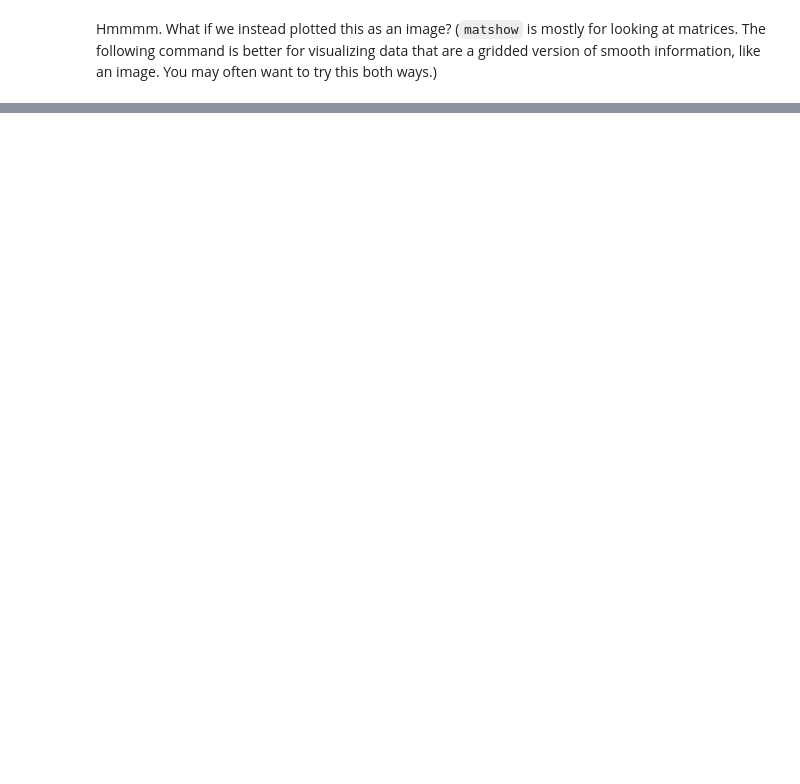
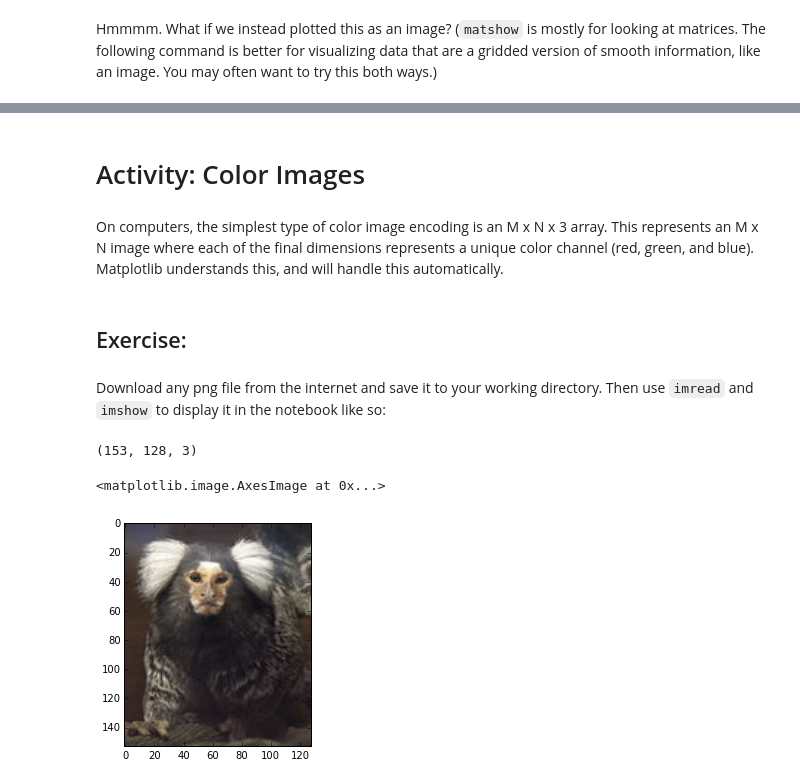
Before and after one commit to jmxpearson/DIBS_materials, a Jupyter notebook: python/Working with Array Data.ipynb, the cells around one changed output, grey strips where cells are left out. Drawn from its saved outputs; the diff is of its cells as text; code cells hidden in the pictures; blank space fills up the shorter version.

```diff
--- a/python/Working with Array Data.ipynb
+++ b/python/Working with Array Data.ipynb
@@ -226,0 +247,16 @@ imgplot = plt.imshow(slc, cmap='gray')  # cmap is for colormap
+# %% [markdown]
+# Activity: Color Images
+# %% [markdown]
+On computers, the simplest type of color image encoding is an M x N x 3 array. This represents an M x N image where each of the final dimensions represents a unique color channel (red, green, and blue). Matplotlib understands this, and will handle this automatically.
+# %% [markdown]
+## Exercise:
+# %% [markdown]
+Download any png file from the internet and save it to your working directory. Then use `imread` and `imshow` to display it in the notebook like so:
+# %%
+img = plt.imread('marmoset.jpg')
+print img.shape
+plt.imshow(img)
+# %% [output]
+(153, 128, 3)
+<matplotlib.image.AxesImage at 0x...>
+[figure, added]
```
Also changed, not shown: parts of 19 cells of this notebook, 1 other file.
